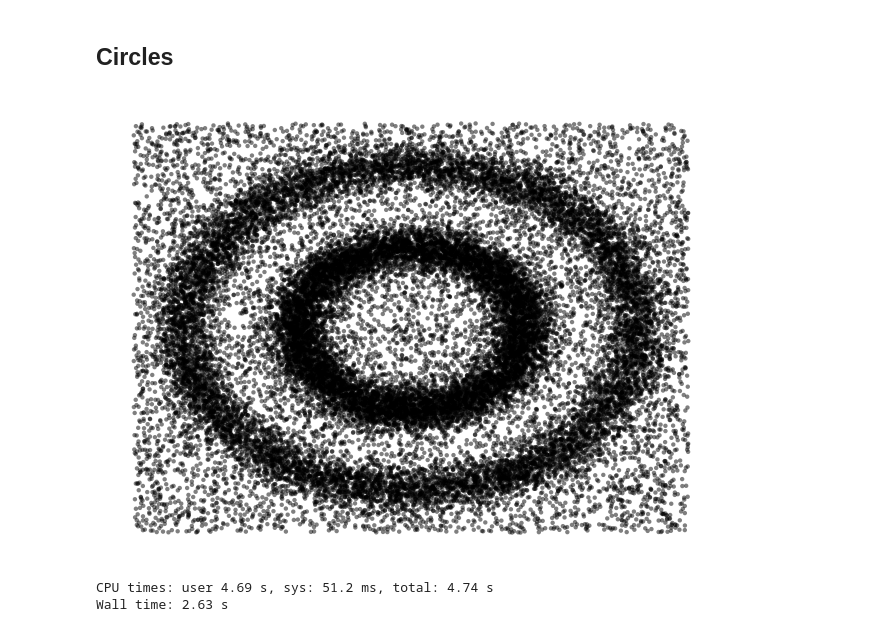
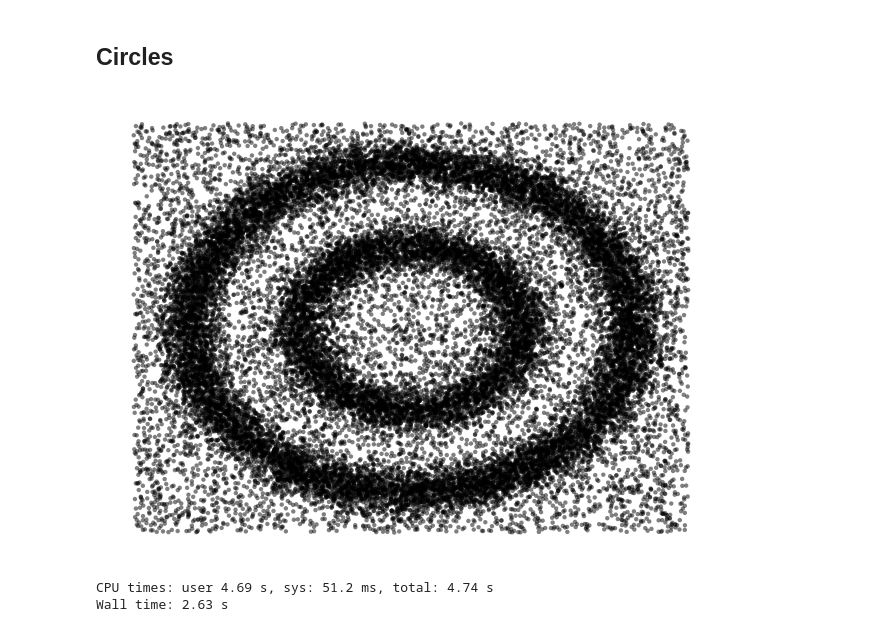
Before and after one commit to odinhg/core, a Jupyter notebook: 06_core_decreasing_k_morten.ipynb, the cells around one changed output. Cells and saved outputs as stored; diff of their text form; code cells hidden in the pictures.

Commit message:
distributed points on the two circles so that densities are the same

```diff
--- a/06_core_decreasing_k_morten.ipynb
+++ b/06_core_decreasing_k_morten.ipynb
@@ -210,25 +215,22 @@ for dim in [0, 1]:
 ## Circles
 # %%
 rng = np.random.default_rng(seed=0)
-N1 = N // 2
-N2 = N // 2
-# M = 10_000
+N1 = int(2/3 * N)
+N2 = int(1/3 * N)
 
 Z1 = sample_circle(N1, rng, r=1, std=sigma)
 Z2 = sample_circle(N2, rng, r=0.5, std=sigma)
-# Z3 = sample_circle(N3, rng, r=0.2, std=0.02)
 Z = np.r_[Z1, Z2]
 
 upper_right_corner = np.maximum(np.max(Z, axis=0), -np.min(Z, axis=0))
 Y = sample_rectangle(M, rng, lower_left_corner=-upper_right_corner, upper_right_corner=upper_right_corner)
-# Y = sample_rectangle(M, rng)
 X = np.r_[Z1, Z2, Y]
 plt.scatter(*X.T, s=10, color="black", alpha=0.5, edgecolor="none")
 plt.gca().axis("off")
 plt.tight_layout()
 plt.show()
 # %% [output]
-[figure, old version]
+[figure, new version]
 # %%
 %%time
 max_r = 2*math.sqrt(Miniball(X).squared_radius())
```
Also changed, not shown: parts of 2 cells of this notebook.
